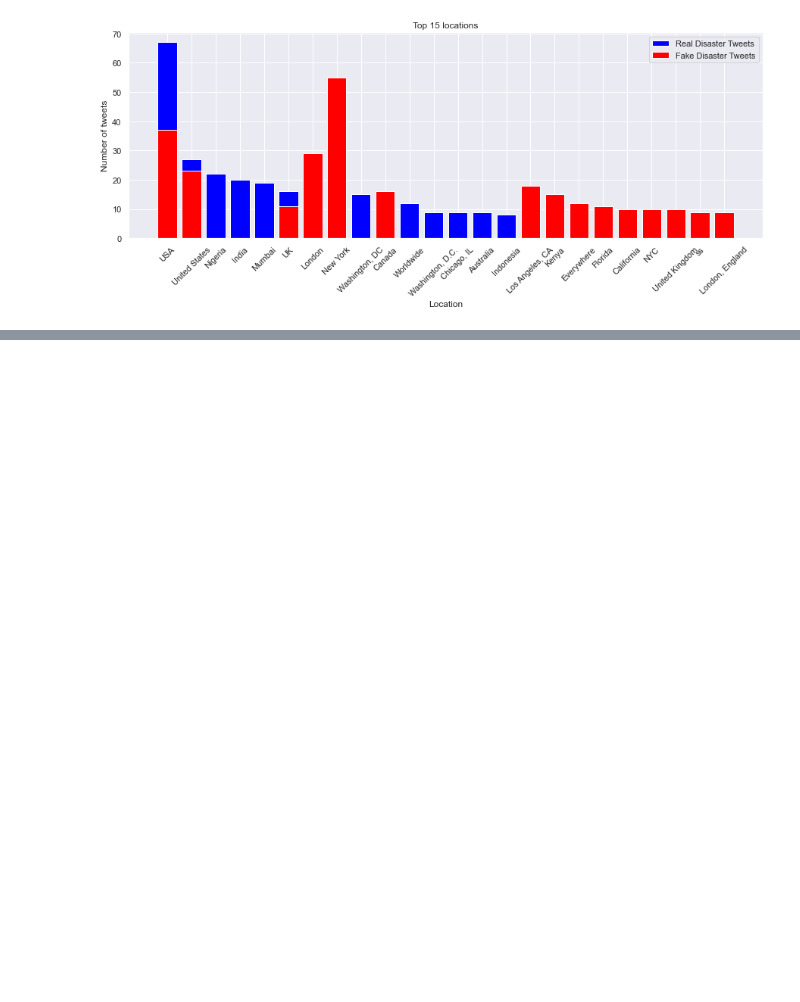
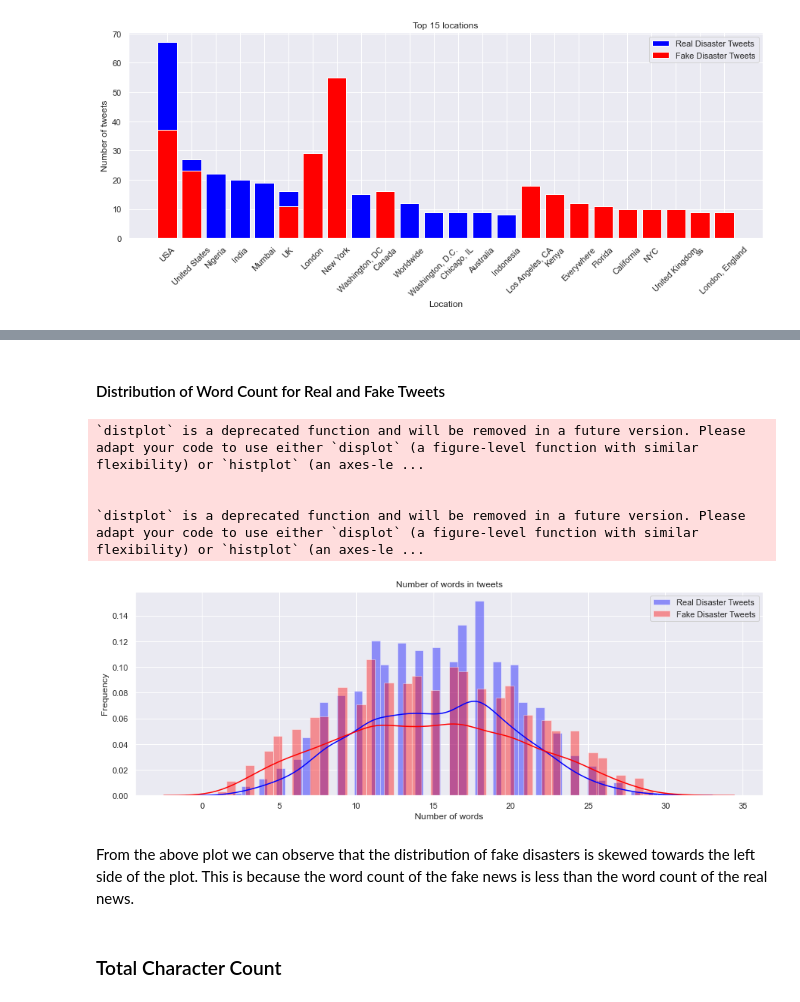
Before and after one commit to TheShiningVampire/Fake_News_Detection, a Jupyter notebook: Fake_News_Prediction.ipynb, the cells around one changed output, grey strips where cells are left out. Cells and saved outputs as stored; diff of their text form; code cells hidden in the pictures; blank space fills up the shorter version.

```diff
--- a/Fake_News_Prediction.ipynb
+++ b/Fake_News_Prediction.ipynb
@@ -180,0 +185,3 @@ plt.show()
+# %%
+# Create a column for the number of words in each tweet
+train_data['num_words'] = train_data['text'].apply(lambda x: len(x.split()))
@@ -180,0 +197,24 @@ plt.show()
+# %% [markdown]
+#### Distribution of Word Count for Real and Fake Tweets
+# %%
+# Plotting the number of words in real and fake tweets using Seaborn
+sns.set(style="darkgrid")
+plt.figure(figsize=(15,5))
+sns.distplot(train_data[train_data.target == 1]['num_words'], bins=50, color='blue', label='Real Disaster Tweets')
+sns.distplot(train_data[train_data.target == 0]['num_words'], bins=50, color='red', label='Fake Disaster Tweets')
+plt.title('Number of words in tweets')
+plt.xlabel('Number of words')
+plt.ylabel('Frequency')
+plt.legend()
+plt.savefig('Results/Number_of_words_in_Tweets_Distribution_Bar_Plot.png', facecolor='w', edgecolor='w')
+plt.show()
+# %% [output]
+`distplot` is a deprecated function and will be removed in a future version. Please adapt your code to use either `displot` (a figure-level function with similar flexibility) or `histplot` (an axes-le ...
+
+
+`distplot` is a deprecated function and will be removed in a future version. Please adapt your code to use either `displot` (a figure-level function with similar flexibility) or `histplot` (an axes-le ...
+[figure, added]
+# %% [markdown]
+From the above plot we can observe that the distribution of fake disasters is skewed towards the left side of the plot. This is because the word count of the fake news is less than the word count of the real news.
+# %% [markdown]
+### Total Character Count
```
Also changed, not shown: parts of 14 cells of this notebook.
